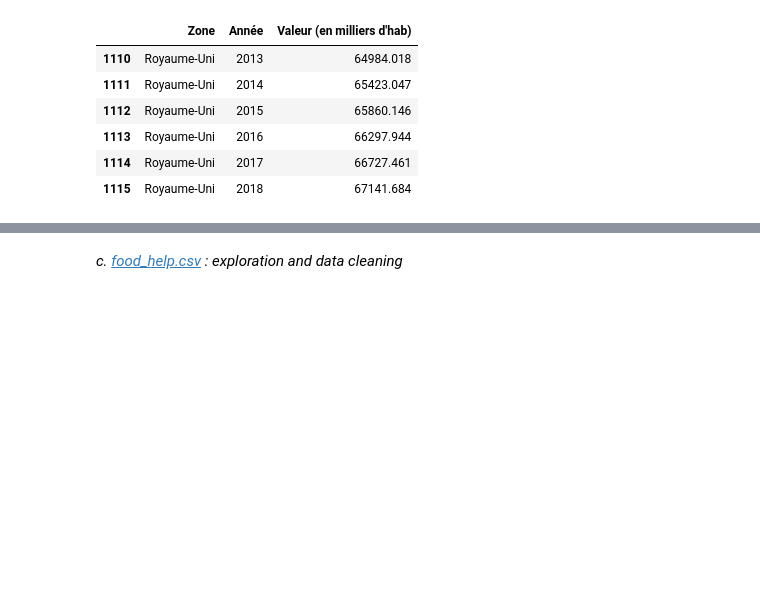
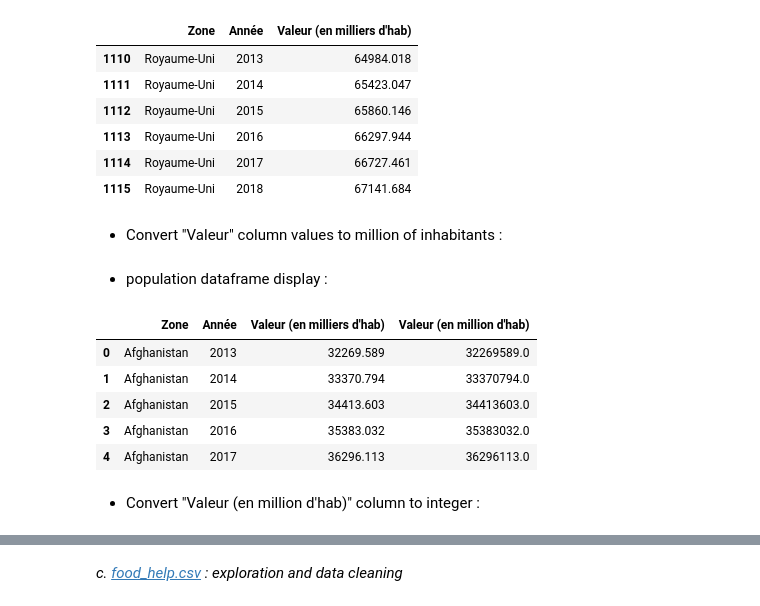
Before and after one commit to donia-nefiz/Public-health-research-with-python, a Jupyter notebook: Public-health-research-with-python .ipynb, the cells around one changed output, grey strips where cells are left out. Cells and saved outputs as stored; diff of their text form; code cells hidden in the pictures; blank space fills up the shorter version.

```diff
--- a/Public-health-research-with-python .ipynb
+++ b/Public-health-research-with-python .ipynb
@@ -263,3 +272,20 @@ population.iloc[1110:1116]
 | 1113 | Royaume-Uni | 2016 | 66297.944 |
 | 1114 | Royaume-Uni | 2017 | 66727.461 |
 | 1115 | Royaume-Uni | 2018 | 67141.684 |
+# %% [markdown]
+- Convert "Valeur" column values to million of inhabitants :
+# %%
+population["Valeur (en million d'hab)"] = population["Valeur (en milliers d'hab)"] * 1000
+# %% [markdown]
+- population dataframe display :
+# %%
+population.head()
+# %% [output]
+|  | Zone | Année | Valeur (en milliers d'hab) | Valeur (en million d'hab) |
+| 0 | Afghanistan | 2013 | 32269.589 | 32269589.0 |
+| 1 | Afghanistan | 2014 | 33370.794 | 33370794.0 |
+| 2 | Afghanistan | 2015 | 34413.603 | 34413603.0 |
+| 3 | Afghanistan | 2016 | 35383.032 | 35383032.0 |
+| 4 | Afghanistan | 2017 | 36296.113 | 36296113.0 |
+# %% [markdown]
+- Convert "Valeur (en million d'hab)" column to integer :
```
Also changed, not shown: parts of 45 cells of this notebook.
